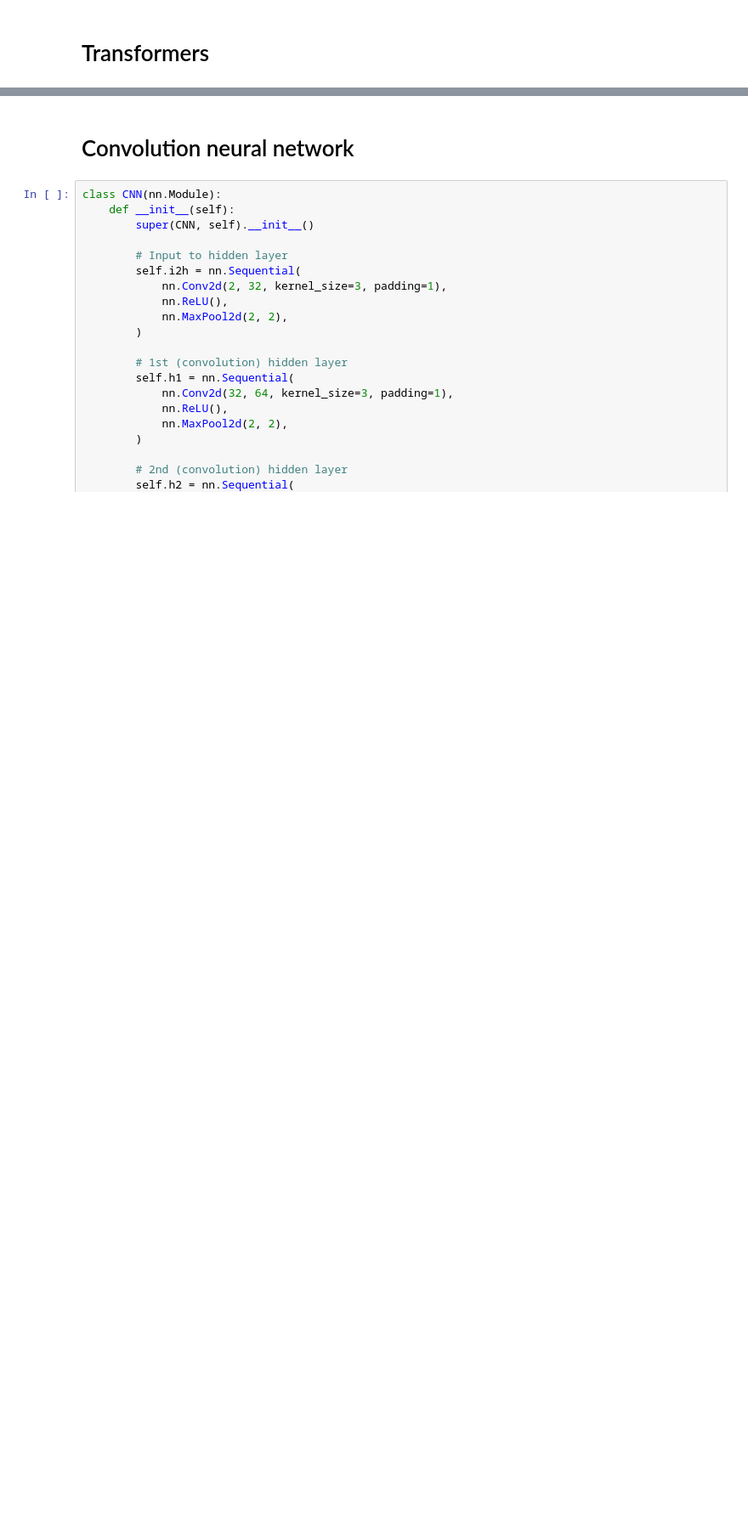
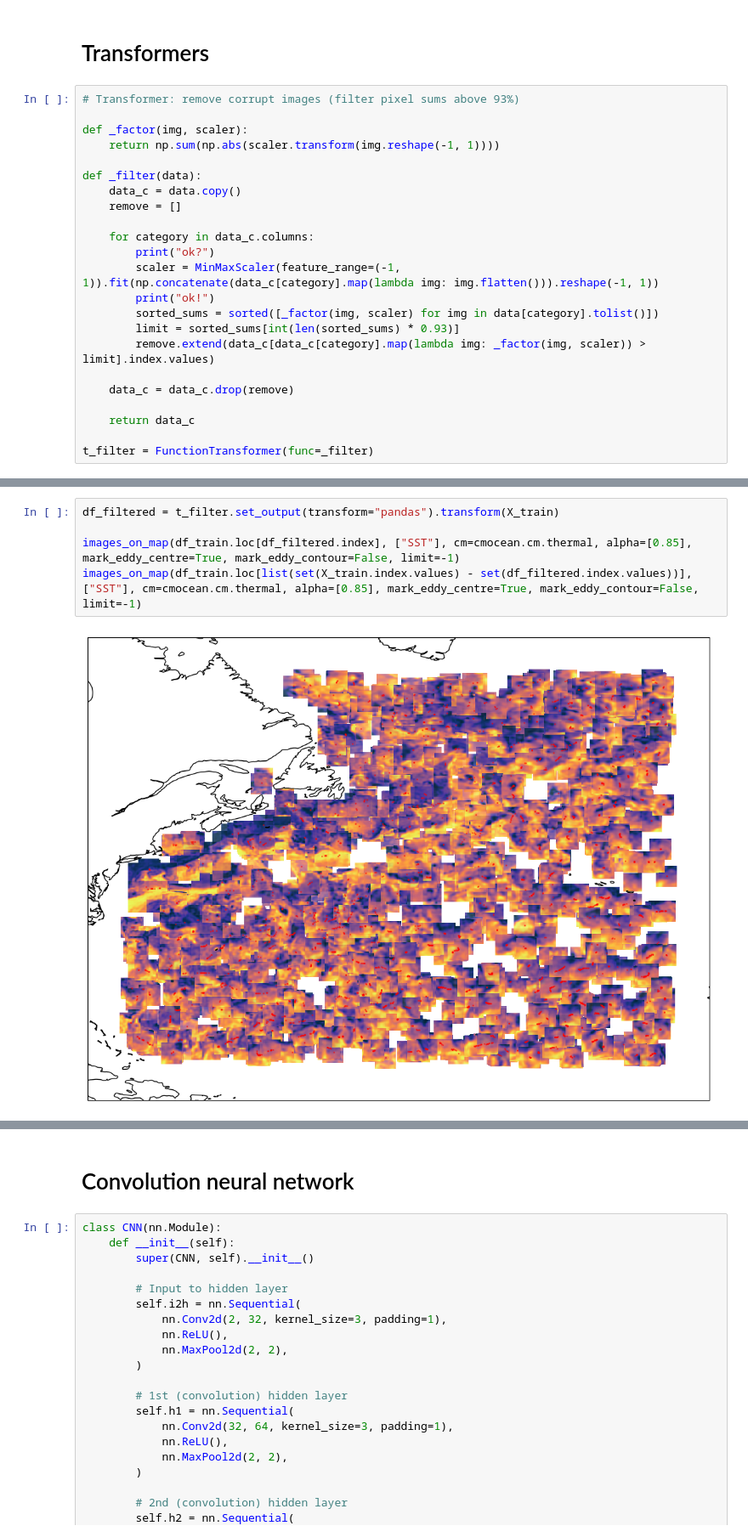
Before and after one commit to jonassterud/OCES5303_A3, a Jupyter notebook: ass3_oces5303_21335836.ipynb, the cells around one changed output, grey strips where cells are left out. Shown at 85% size. Drawn from its saved outputs; the diff is of its cells as text; blank space fills up the shorter version.

```diff
--- a/ass3_oces5303_21335836.ipynb
+++ b/ass3_oces5303_21335836.ipynb
@@ -471,5 +459,28 @@ y_test = df_test[["LABELS"]]
 # %% [markdown]
 # Transformers
+# %%
+# Transformer: remove corrupt images (filter pixel sums above 93%)
+
+def _factor(img, scaler):
+    return np.sum(np.abs(scaler.transform(img.reshape(-1, 1))))
+
+def _filter(data):
+    data_c = data.copy()
+    remove = []
+
+    for category in data_c.columns:
+        print("ok?")
+        scaler = MinMaxScaler(feature_range=(-1, 1)).fit(np.concatenate(data_c[category].map(lambda img: img.flatten())).reshape(-1, 1))
+        print("ok!")
+        sorted_sums = sorted([_factor(img, scaler) for img in data[category].tolist()])
+        limit = sorted_sums[int(len(sorted_sums) * 0.93)]
+        remove.extend(data_c[data_c[category].map(lambda img: _factor(img, scaler)) > limit].index.values)
+
+    data_c = data_c.drop(remove)
+
+    return data_c
+
+t_filter = FunctionTransformer(func=_filter)
 # %%
 # Transformer: resize images
 
@@ -536,3 +575,10 @@ def _add_tensors_y(data):
     return data_c
 
 t_tensors_y = FunctionTransformer(func=_add_tensors_y)
+# %%
+df_filtered = t_filter.set_output(transform="pandas").transform(X_train)
+
+images_on_map(df_train.loc[df_filtered.index], ["SST"], cm=cmocean.cm.thermal, alpha=[0.85], mark_eddy_centre=True, mark_eddy_contour=False, limit=-1)
+images_on_map(df_train.loc[list(set(X_train.index.values) - set(df_filtered.index.values))], ["SST"], cm=cmocean.cm.thermal, alpha=[0.85], mark_eddy_centre=True, mark_eddy_contour=False, limit=-1)
+# %% [output]
+[figure, added]
```
Also changed, not shown: parts of 38 cells of this notebook, 3 other files.
